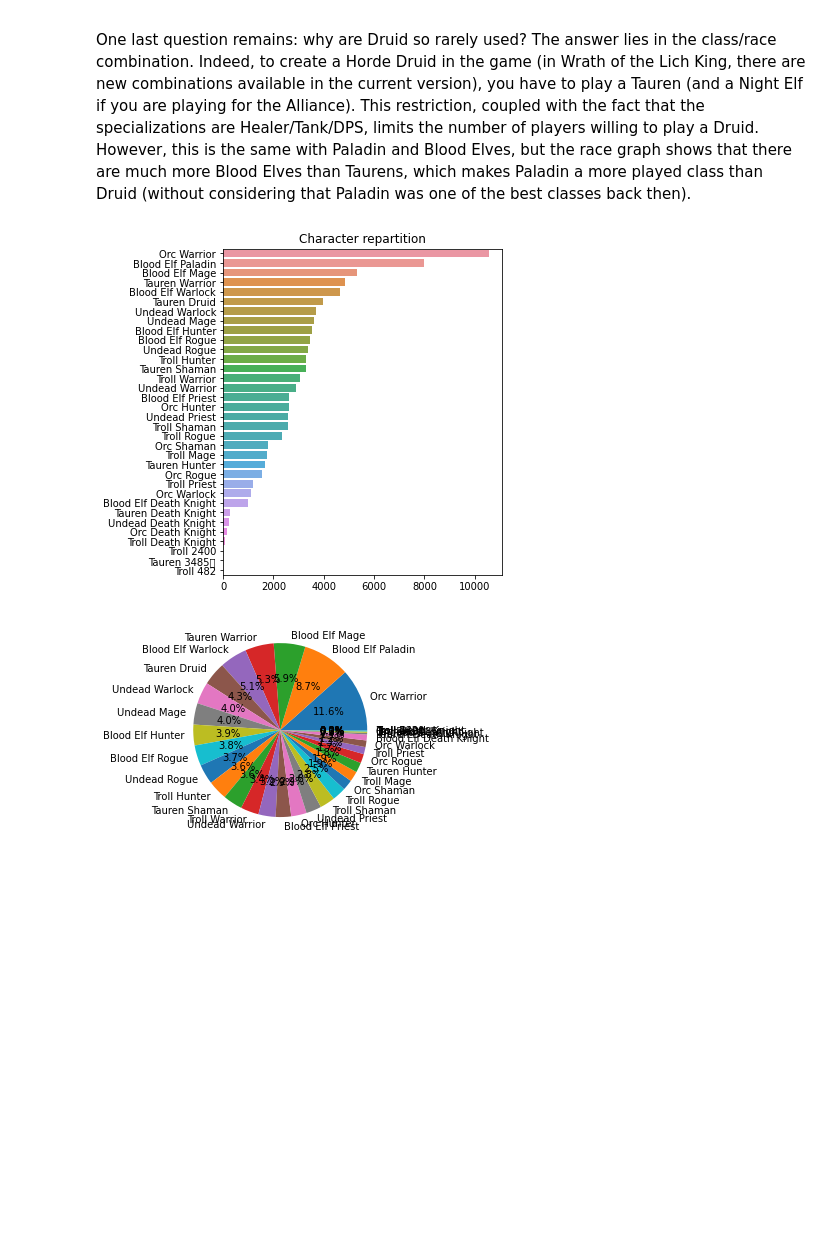
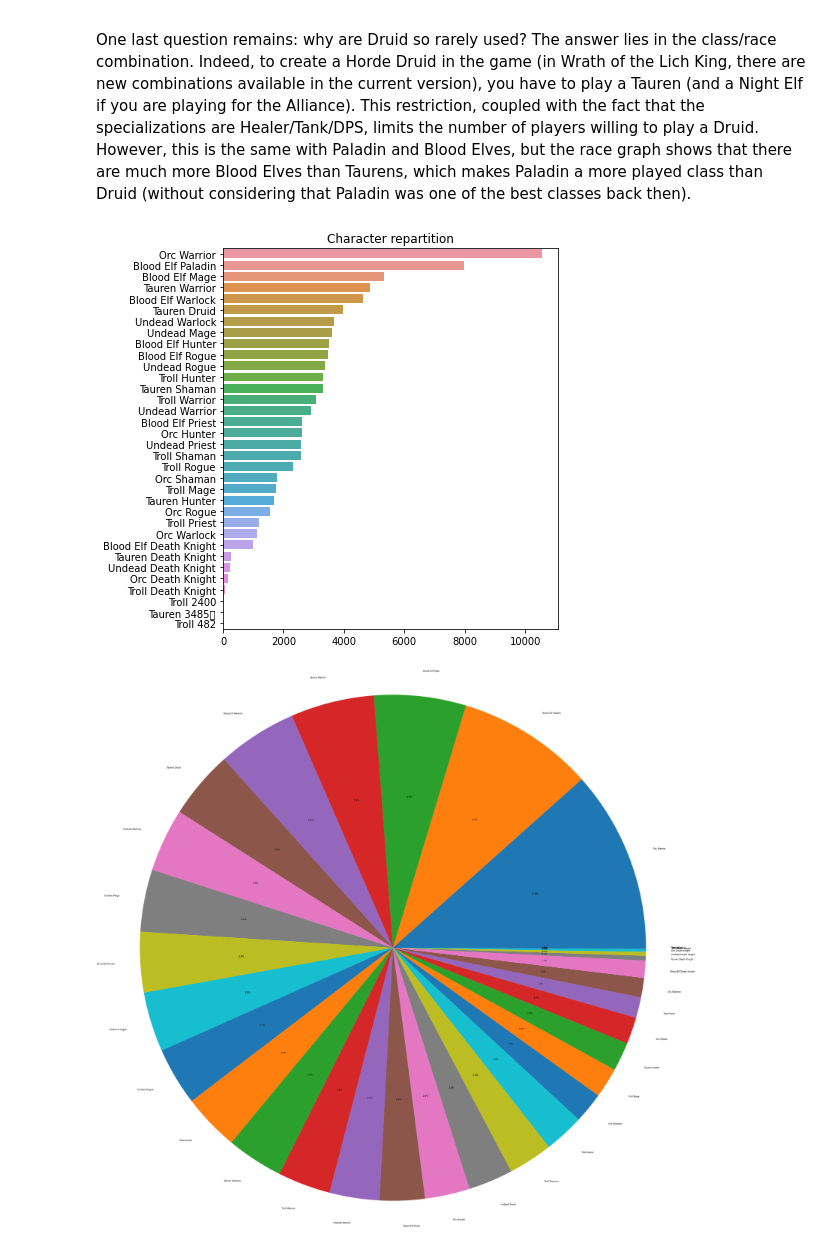
Before and after one commit to PierreVauterin/dataScience, a Jupyter notebook: wowDataAnalysis.ipynb, the cells around one changed output. Cells and saved outputs as stored; diff of their text form; code cells hidden in the pictures; blank space fills up the shorter version.

Commit message:
Modified pie chart character

```diff
--- a/wowDataAnalysis.ipynb
+++ b/wowDataAnalysis.ipynb
@@ -92,12 +92,12 @@ One last question remains: why are Druid so rarely used? The answer lies in the
 # %%
 fig, ax = plt.subplots(figsize=(6, 7))
 sns.barplot(uniquePlayerData,y=uniquePlayerData["character"].value_counts().index,x=uniquePlayerData["character"].value_counts().values,order = uniquePlayerData["character"].value_counts().index,ax=ax)
 plt.title("Character repartition")
 plt.show()
 
-plt.pie(uniquePlayerData["character"].value_counts().values, labels = uniquePlayerData["character"].value_counts().index,autopct='%1.1f%%')
+plt.pie(uniquePlayerData["character"].value_counts().values, labels = uniquePlayerData["character"].value_counts().index,autopct='%1.1f%%',radius=20,textprops={"fontsize":"50"})
 plt.plot("Pie chart of character repartition")
 plt.show()
 # %% [output]
-[figure, old version]
+[figure, new version]
-[figure, old version]
+[figure, new version]
```
